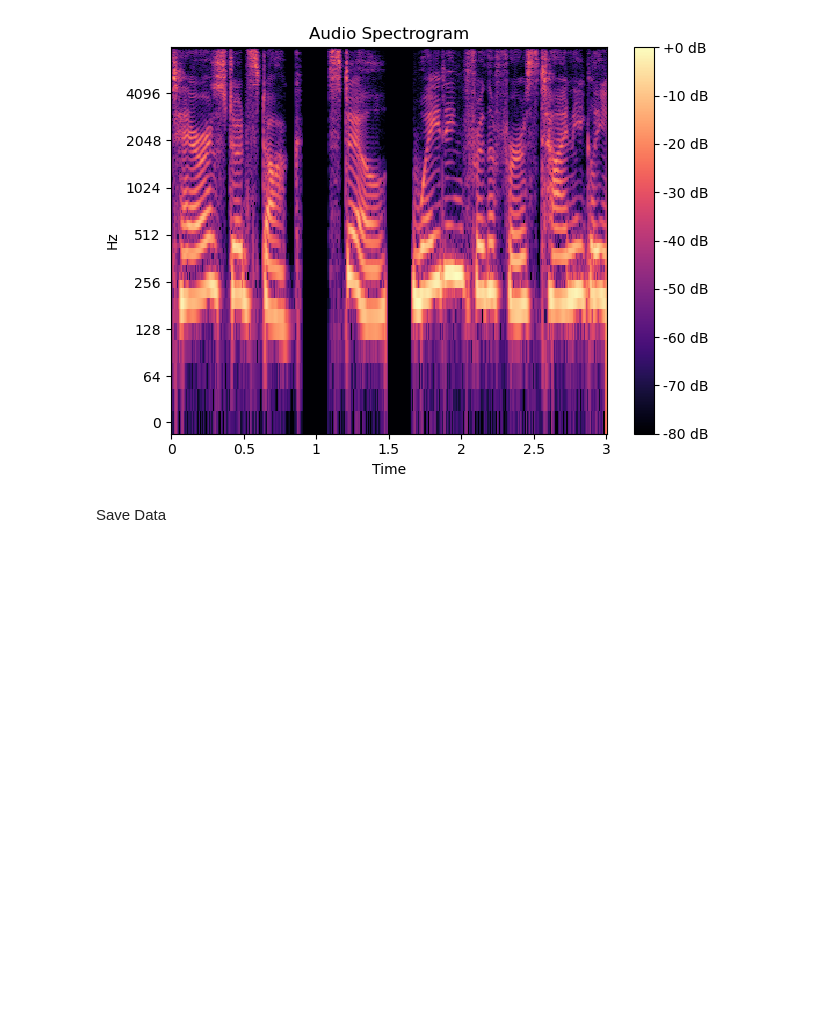
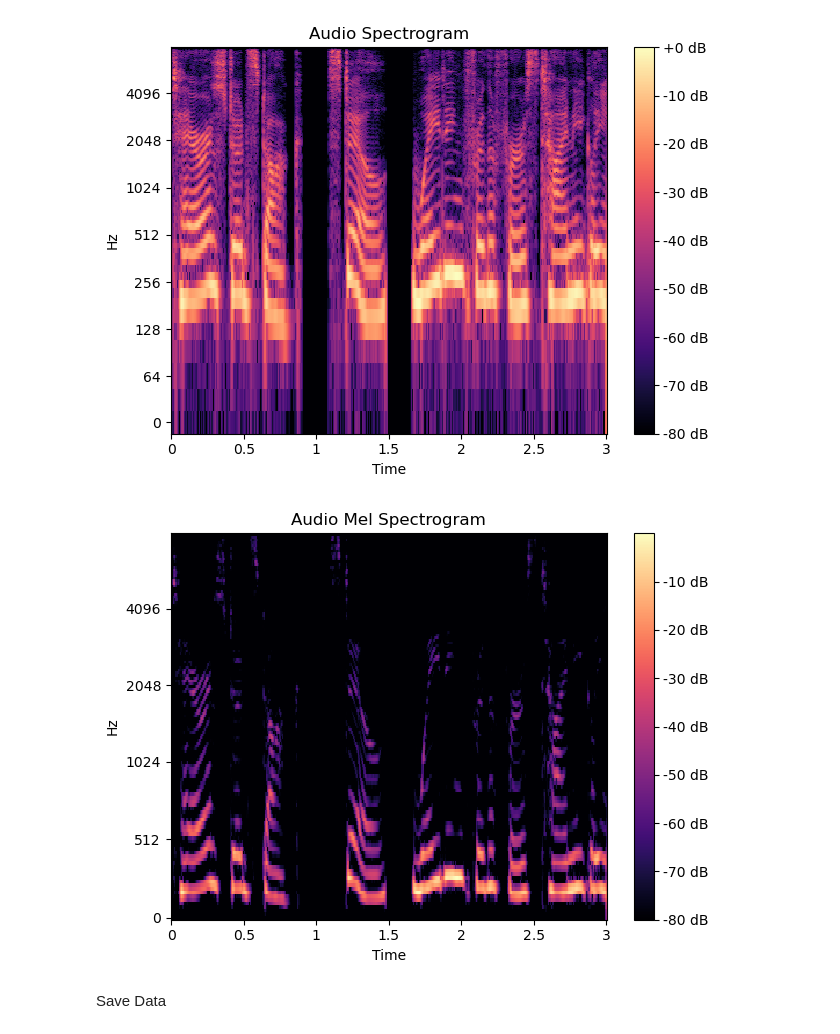
Before and after one commit to neoayanami/meg-encoding, a Jupyter notebook: code/run_data.ipynb, the cells around one changed output. Cells and saved outputs as stored; diff of their text form; code cells hidden in the pictures; blank space fills up the shorter version.

Commit message:
mel spect & KL div

```diff
--- a/code/run_data.ipynb
+++ b/code/run_data.ipynb
@@ -108,6 +97,8 @@ AUDIO_LENGTH_SAMPLES:  (1534107,)
 AUDIO_LENGTH_SECONDS:  95.8816875
 # %%
 audio_spectr = get_audio_spectrogram(audio_path, get_epochs)
+audio_mel_spectr = get_audio_mel_spectrogram(audio_path, get_epochs)
 print('AUDIO_SPECTR_SHAPE: ', audio_spectr.shape)
+print('AUDIO_MEL_SPECTR_SHAPE: ', audio_mel_spectr.shape)
 # %% [output]
 AUDIO_SPECTR_SHAPE:  torch.Size([180, 257, 376])
@@ -115,6 +107,16 @@ AUDIO_SPECTR_SHAPE:  torch.Size([180, 257, 376])
 plot_spectrogram(audio_spectr, sampling_audio, 0, 0)
 # %% [output]
 [figure]
+# %%
+librosa.display.specshow(audio_mel_spectr[0].numpy(),
+                                 sr=sr, n_fft=n_fft, hop_length=hop_length,
+                                 x_axis='time', y_axis='mel')
+plt.title('Audio Mel Spectrogram')
+plt.colorbar(format='%+2.0f dB')
+plt.tight_layout()
+plt.show()
+# %% [output]
+[figure, added]
 # %% [markdown]
 Save Data
 # %%
```
Also changed, not shown: parts of 4 cells of this notebook, 2 other files.
